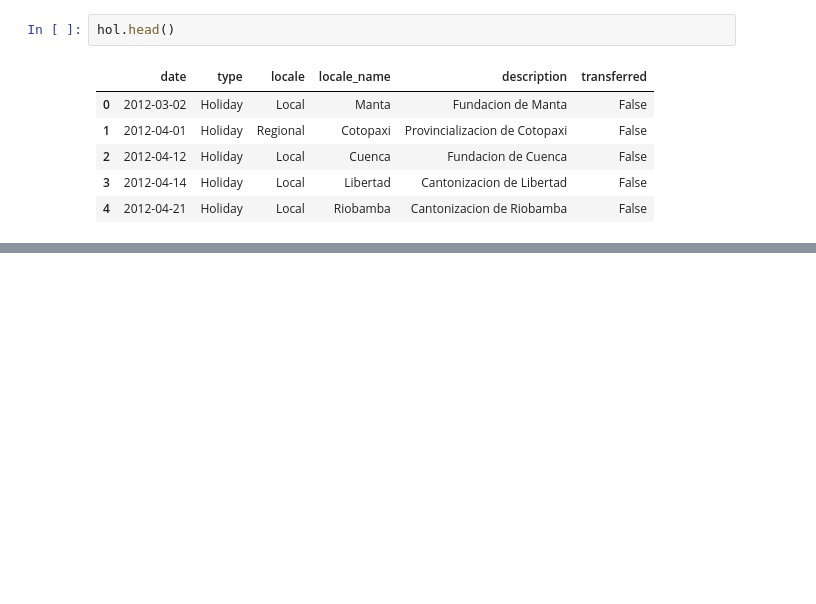
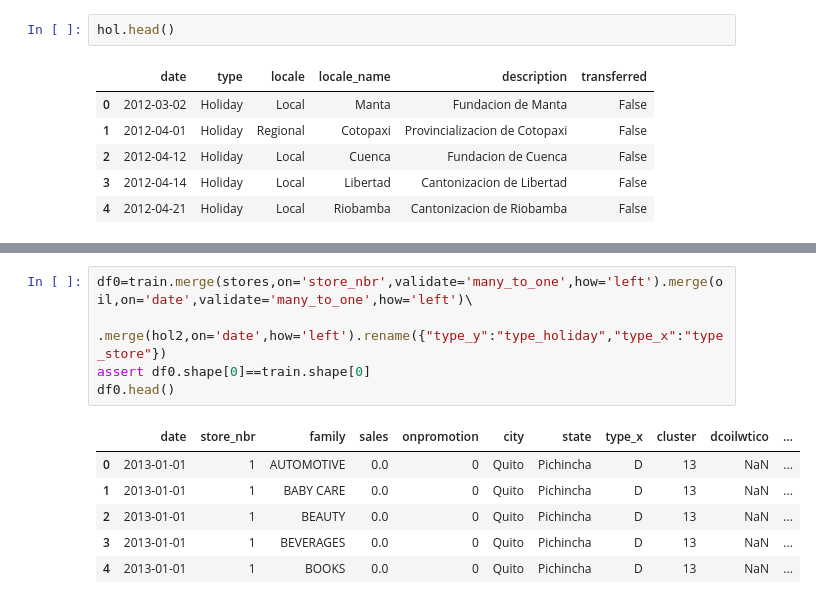
Before and after one commit to ViniciusKos/forecast_sales, a Jupyter notebook: automl.ipynb, the cells around one changed output, grey strips where cells are left out. Saved outputs shown, nothing was run; the diff lists cells and outputs as text; blank space fills up the shorter version.

```diff
--- a/automl.ipynb
+++ b/automl.ipynb
@@ -428,0 +209,12 @@ y_pred2.to_csv("sample.csv",index=False)
+# %%
+df0=train.merge(stores,on='store_nbr',validate='many_to_one',how='left').merge(oil,on='date',validate='many_to_one',how='left')\
+    .merge(hol2,on='date',how='left').rename({"type_y":"type_holiday","type_x":"type_store"})
+assert df0.shape[0]==train.shape[0]
+df0.head()
+# %% [output]
+|  | date | store_nbr | family | sales | onpromotion | city | state | type_x | cluster | dcoilwtico | ... |
+| 0 | 2013-01-01 | 1 | AUTOMOTIVE | 0.0 | 0 | Quito | Pichincha | D | 13 | NaN | ... |
+| 1 | 2013-01-01 | 1 | BABY CARE | 0.0 | 0 | Quito | Pichincha | D | 13 | NaN | ... |
+| 2 | 2013-01-01 | 1 | BEAUTY | 0.0 | 0 | Quito | Pichincha | D | 13 | NaN | ... |
+| 3 | 2013-01-01 | 1 | BEVERAGES | 0.0 | 0 | Quito | Pichincha | D | 13 | NaN | ... |
+| 4 | 2013-01-01 | 1 | BOOKS | 0.0 | 0 | Quito | Pichincha | D | 13 | NaN | ... |
```
Also changed, not shown: parts of 51 cells of this notebook.
